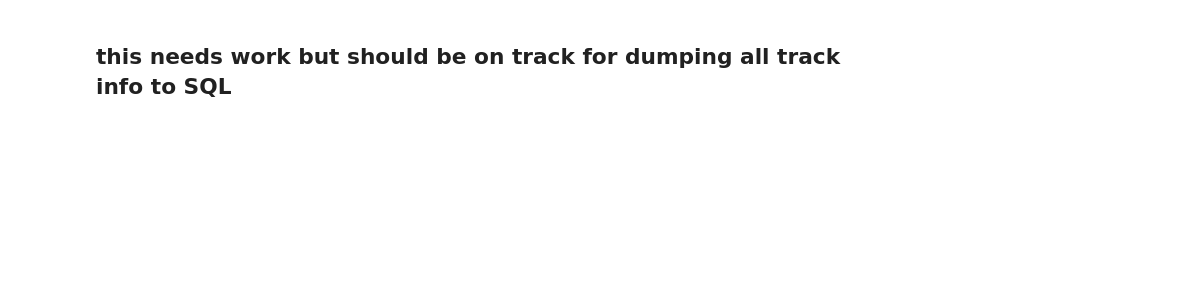
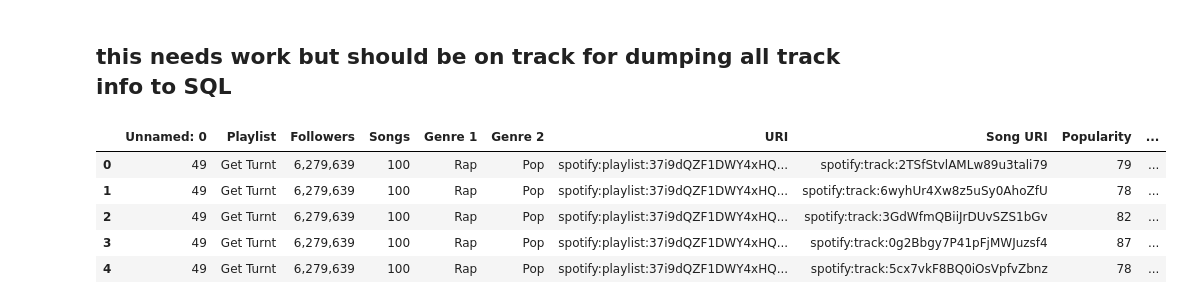
Before and after one commit to bbneves/Spotify_Playlist_Analysis, a Jupyter notebook: add_to_database.ipynb, the cells around one changed output. Cells and saved outputs as stored; diff of their text form; code cells hidden in the pictures; blank space fills up the shorter version.

Commit message:
adding progress on create_playlist file

```diff
--- a/add_to_database.ipynb
+++ b/add_to_database.ipynb
@@ -10,5 +10,14 @@ engine = create_engine(db_string)
 # %% [markdown]
 ## this needs work but should be on track for dumping all track info to SQL
 # %%
-playlist_df = pd.read_csv(f'./Resources/playlist_df.csv')
+playlist_df = pd.read_csv(f'./Resources/first50_playlists.csv')
+# %%
+playlist_df.head()
+# %% [output]
+|  | Unnamed: 0 | Playlist | Followers | Songs | Genre 1 | Genre 2 | URI | Song URI | Popularity | ... |
+| 0 | 49 | Get Turnt | 6,279,639 | 100 | Rap | Pop | spotify:playlist:37i9dQZF1DWY4xHQ... | spotify:track:2TSfStvlAMLw89u3tali79 | 79 | ... |
+| 1 | 49 | Get Turnt | 6,279,639 | 100 | Rap | Pop | spotify:playlist:37i9dQZF1DWY4xHQ... | spotify:track:6wyhUr4Xw8z5uSy0AhoZfU | 78 | ... |
+| 2 | 49 | Get Turnt | 6,279,639 | 100 | Rap | Pop | spotify:playlist:37i9dQZF1DWY4xHQ... | spotify:track:3GdWfmQBiiJrDUvSZS1bGv | 82 | ... |
+| 3 | 49 | Get Turnt | 6,279,639 | 100 | Rap | Pop | spotify:playlist:37i9dQZF1DWY4xHQ... | spotify:track:0g2Bbgy7P41pFjMWJuzsf4 | 87 | ... |
+| 4 | 49 | Get Turnt | 6,279,639 | 100 | Rap | Pop | spotify:playlist:37i9dQZF1DWY4xHQ... | spotify:track:5cx7vkF8BQ0iOsVpfvZbnz | 78 | ... |
 # %%
```
Also changed, not shown: parts of 2 cells of this notebook, 8 other files.
